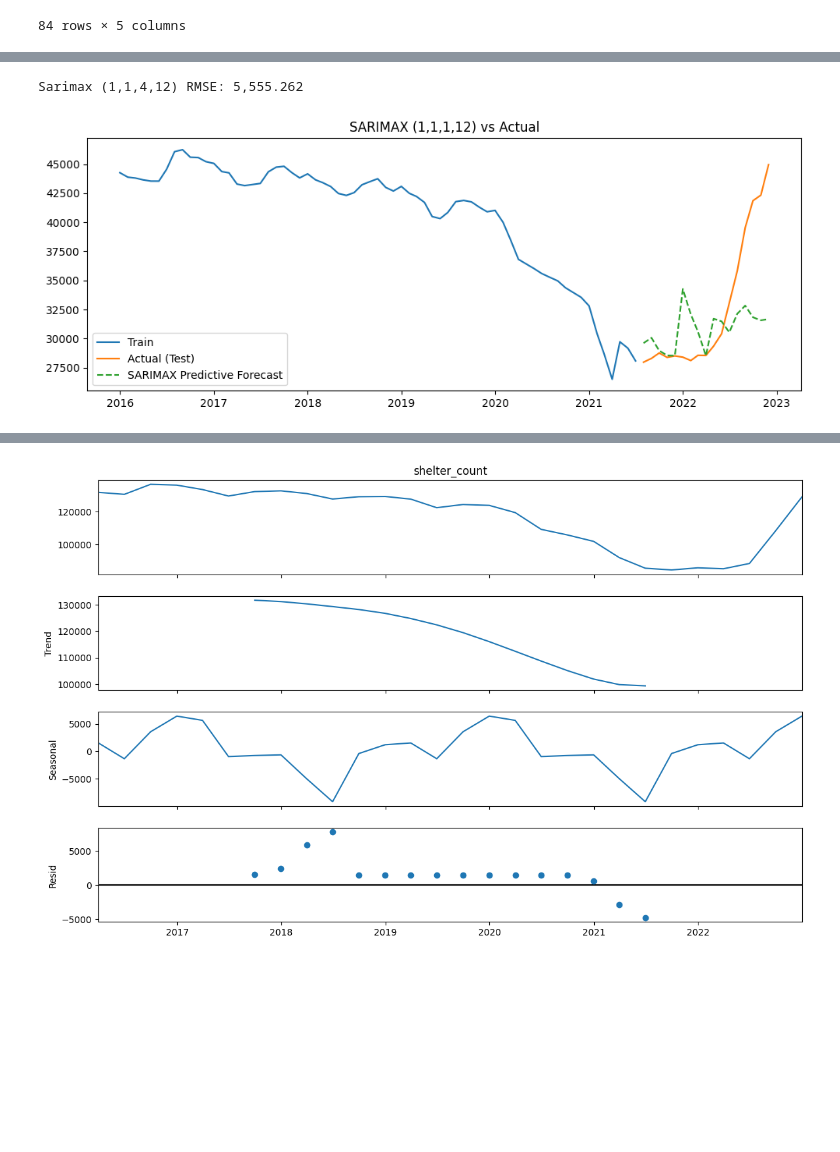
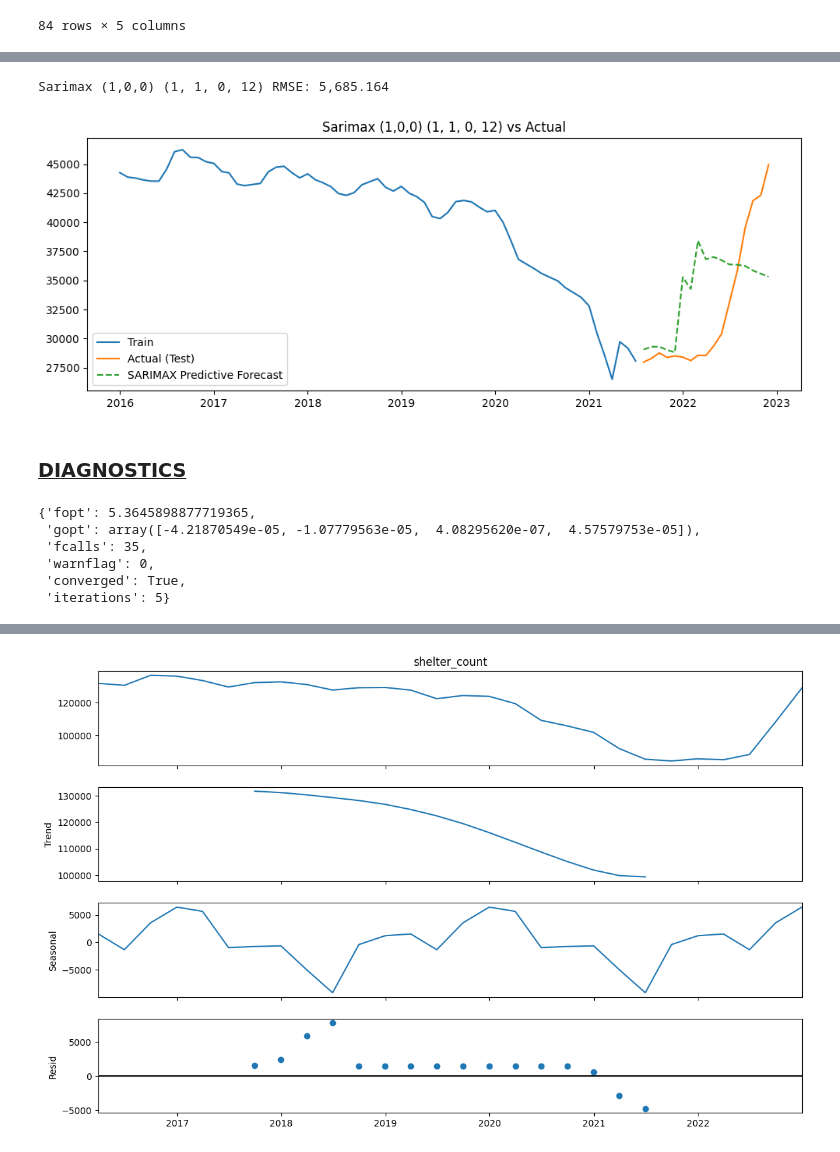
Before and after one commit to kevinserr/Time_Series_Forecast_of_Homelessness_in_NYC_with_Local_Model_Deployment, a Jupyter notebook: python/model_training.ipynb, the cells around one changed output, grey strips where cells are left out. Saved outputs shown, nothing was run; the diff lists cells and outputs as text; code cells hidden in the pictures; blank space fills up the shorter version.

```diff
--- a/python/model_training.ipynb
+++ b/python/model_training.ipynb
@@ -317,7 +472,6 @@ datedf = datedf.merge(shelter,how='left',on='month_date')
 #datedf.set_index(keys='month_date')
 
 datedf = datedf.rename(mapper={'job_typeid':'affordable_demo'},axis=1)
-prophetf = datedf.copy()
 datedf.set_index("month_date",inplace=True)
 
 # CHATGPT CODE TO ADD 'covid_dummy' AS A INTERACTION TERM TO ACCOUNT FOR COVID SPIKE (exog variable)
@@ -331,7 +485,7 @@ datedf.loc['2020-03-01':'2021-12-01', 'covid_dummy'] = 1
 datedf['aff_demo_lag1'] = datedf['affordable_demo'].shift(1).fillna(0)  # 1 month lag
 datedf['aff_demo_lag2'] = datedf['affordable_demo'].shift(2).fillna(0)  # 2 month lag
 
-datedf
+datedf = datedf.resample(rule='MS').sum()
 # %% [output]
 |  | affordable_demo | shelter_count | covid_dummy | aff_demo_lag1 | aff_demo_lag2 |
 | month_date |  |  |  |  |  |
@@ -352,10 +506,10 @@ datedf
 splitSarimaX = int(len(s) * 0.80)
 # 80% of the data
 trainSarimax = datedf['shelter_count'].iloc[:splitSarimaX]
-trainexogSarimax = datedf[['aff_demo_lag1','covid_dummy']].iloc[:splitSarimaX]
+trainexogSarimax = datedf[['covid_dummy']].iloc[:splitSarimaX]
 # 30% of the data
 testSarimax  = datedf['shelter_count'].iloc[splitSarimaX:]
-testexogx = datedf[['aff_demo_lag1','covid_dummy']].iloc[splitSarimaX:]
+testexogx = datedf[['covid_dummy']].iloc[splitSarimaX:]
 # %%
 # --- Fit SARIMA(p, d, q)(P, D, Q)s ---
 # same as SARIMA, except include endog variable
@@ -363,8 +517,8 @@ modelSarimax = SARIMAX(
     trainSarimax,
     # exog variable is ['affordable_demo'] column
     exog=trainexogSarimax,
-    order=(1, 0, 7),        # ARIMA part: p, d, q
-    seasonal_order=(1, 1, 4, 12),   # Seasonal: P, D, Q, s (e.g., 12 months)
+    order=(1, 0, 0),        # ARIMA part: p, d, q
+    seasonal_order=(1, 1, 0, 12),   # Seasonal: P, D, Q, s (e.g., 12 months)
     enforce_stationarity=False,
     enforce_invertibility=False
 )
@@ -411,21 +552,32 @@ Warnings:
 # %%
 predx = resultsSarimax.get_forecast(steps=len(testSarimax),exog=testexogx)
 predictionsx = predx.predicted_mean
 sarima_rmsex = np.sqrt(mean_squared_error(testSarimax, predictionsx))
 
-print(f"Sarimax (1,1,4,12) RMSE: {sarima_rmsex:,.3f}")
+print(f"Sarimax (1,0,0) (1, 1, 0, 12) RMSE: {sarima_rmsex:,.3f}")
 
 plt.figure(figsize=(10,4))
 plt.plot(trainSarimax, label="Train")
 plt.plot(testSarimax, label="Actual (Test)", color="#ff7f0e")
 plt.plot(predictionsx, label="SARIMAX Predictive Forecast", color="#2ca02c", linestyle="--")
-plt.title("SARIMAX (1,1,1,12) vs Actual")
+plt.title("Sarimax (1,0,0) (1, 1, 0, 12) vs Actual")
 plt.legend()
 plt.tight_layout()
 plt.show()
 # %% [output]
-Sarimax (1,1,4,12) RMSE: 5,555.262
+Sarimax (1,0,0) (1, 1, 0, 12) RMSE: 5,685.164
-[figure, old version]
+[figure, new version]
+# %% [markdown]
+### <u> DIAGNOSTICS </u>
+# %%
+resultsSarimax.mle_retvals
+# %% [output]
+{'fopt': 5.3645898877719365,
+ 'gopt': array([-4.21870549e-05, -1.07779563e-05,  4.08295620e-07,  4.57579753e-05]),
+ 'fcalls': 35,
+ 'warnflag': 0,
+ 'converged': True,
+ 'iterations': 5}
 # %%
 #plotting residuals to see if any spikes
 from statsmodels.graphics.tsaplots import plot_acf, plot_pacf
```
Also changed, not shown: parts of 38 cells of this notebook.
